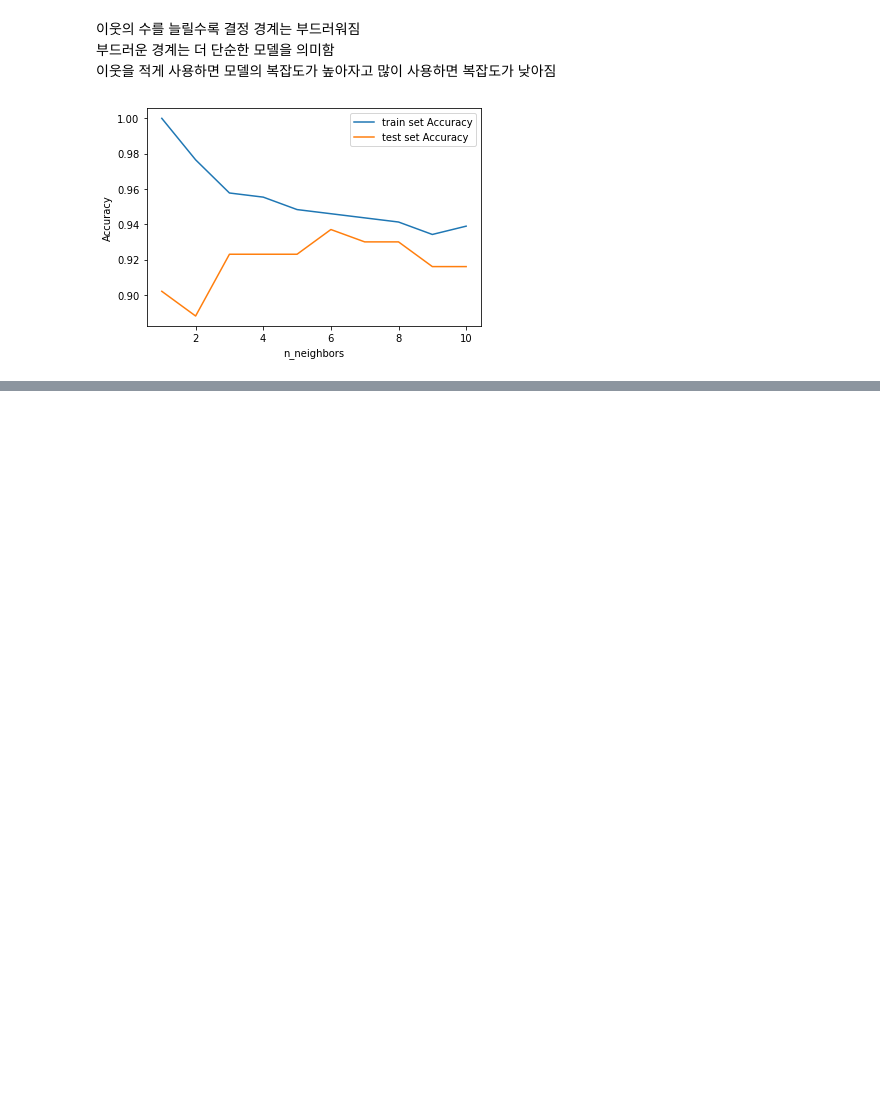
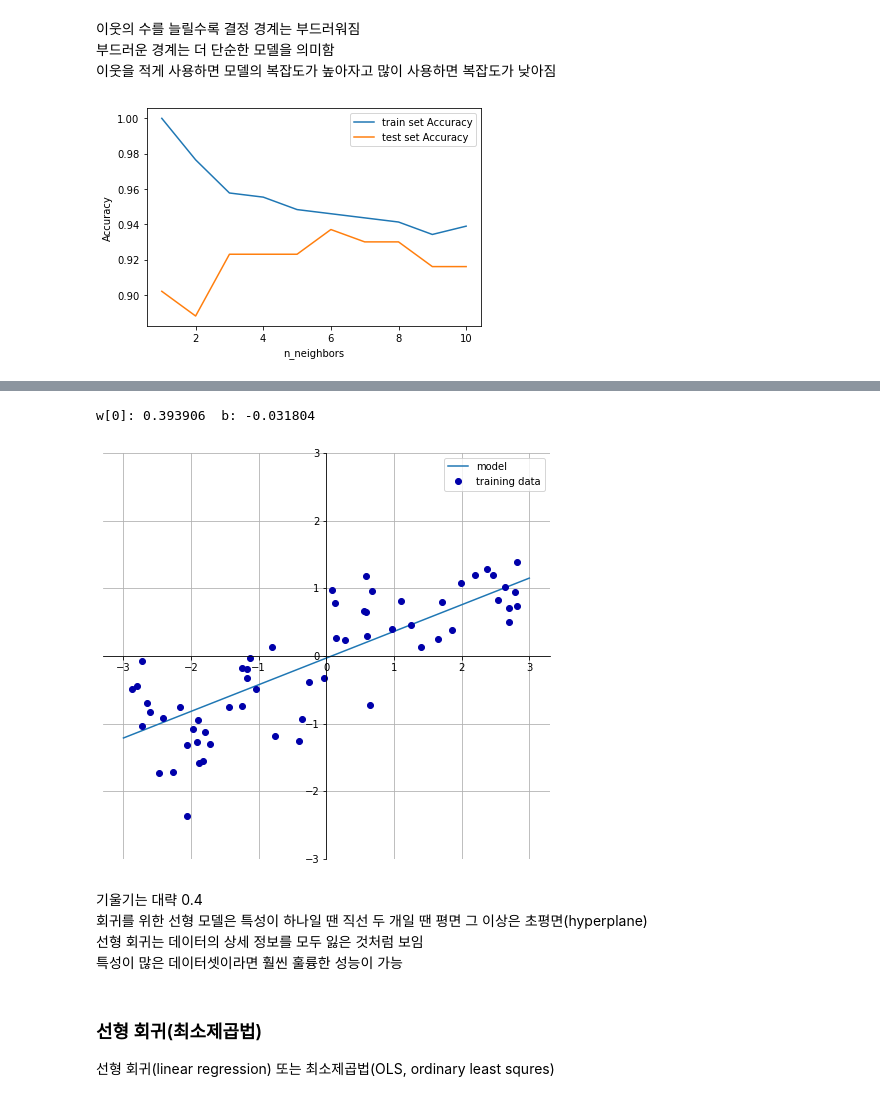
Before and after one commit to YuLim2/Deep-Learing-Machine-Learning, a Jupyter notebook: Study/Supervised-Learning_Algorithm.ipynb, the cells around one changed output, grey strips where cells are left out. Drawn from its saved outputs; the diff is of its cells as text; code cells hidden in the pictures; blank space fills up the shorter version.

Commit message:
add: linear regression

```diff
--- a/Study/Supervised-Learning_Algorithm.ipynb
+++ b/Study/Supervised-Learning_Algorithm.ipynb
@@ -222,0 +260,13 @@ f, ax = plt.subplots(1, 3, figsize=(15, 4))
+# %%
+mglearn.plots.plot_linear_regression_wave()
+# %% [output]
+w[0]: 0.393906  b: -0.031804
+[figure, added]
+# %% [markdown]
+기울기는 대략 0.4 <br>
+회귀를 위한 선형 모델은 특성이 하나일 땐 직선 두 개일 땐 평면 그 이상은 초평면(hyperplane) <br>
+선형 회귀는 데이터의 상세 정보를 모두 잃은 것처럼 보임 <br>
+특성이 많은 데이터셋이라면 훨씬 훌륭한 성능이 가능 <br>
+# %% [markdown]
+### 선형 회귀(최소제곱법)
+선형 회귀(linear regression) 또는 최소제곱법(OLS, ordinary least squres)
```
Also changed, not shown: parts of 21 cells of this notebook.
